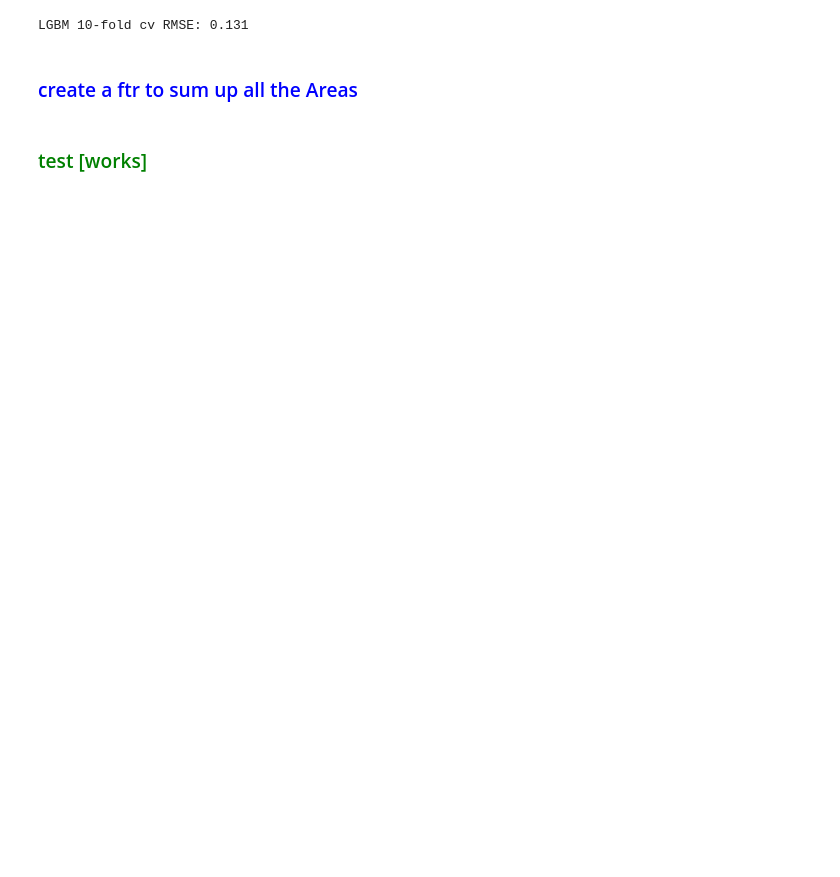
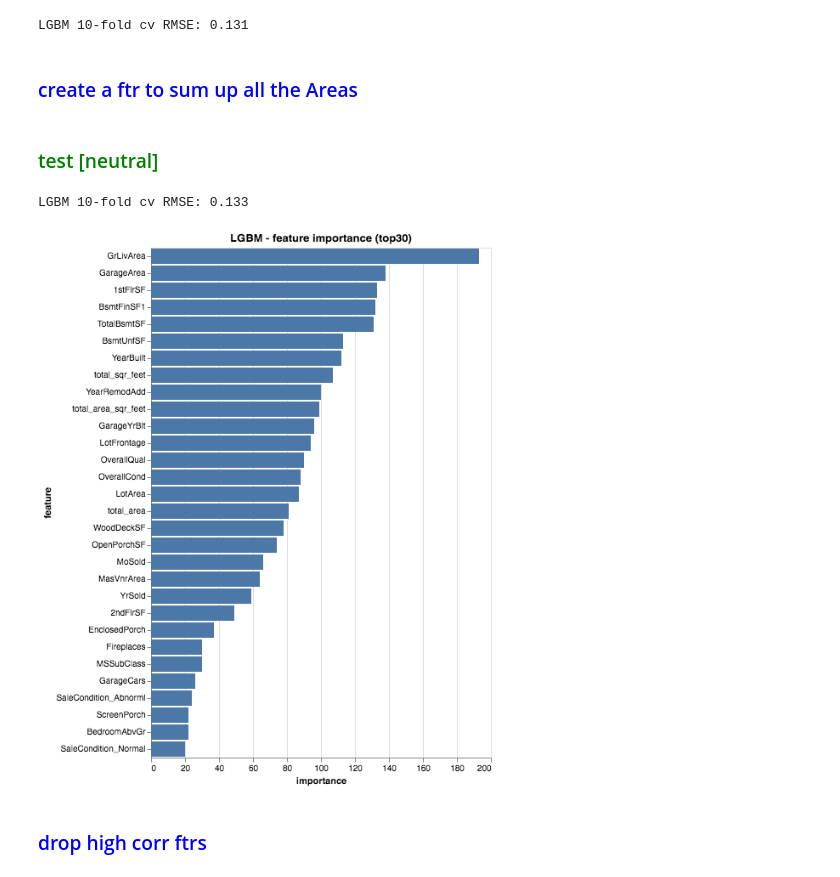
Before and after one commit to Zhang-Haipeng/house-price-prediction, a Jupyter notebook: src/feature-engineering/ftr-engi_Roc.ipynb, the cells around one changed output. Drawn from its saved outputs; the diff is of its cells as text; code cells hidden in the pictures; blank space fills up the shorter version.

```diff
--- a/src/feature-engineering/ftr-engi_Roc.ipynb
+++ b/src/feature-engineering/ftr-engi_Roc.ipynb
@@ -154,7 +155,7 @@ LGBM 10-fold cv RMSE: 0.131
 # %% [markdown]
 ### <font color='blue'>create a ftr to sum up all the Areas</font>
 # %%
-def create_total_area(X, area_cols, sqr_feet_cols):
+def create_total_area(X, area_cols, sqr_feet_cols, drop=True):
     """
     docstring to be added
     """
@@ -162,7 +163,22 @@ def create_total_area(X, area_cols, sqr_feet_cols):
     X['total_area'] = X[area_cols].sum(axis=1)
     X['total_sqr_feet'] = X[sqr_feet_cols].sum(axis=1)
     X['total_area_sqr_feet'] = X['total_area'] + X['total_sqr_feet']
+    if drop:
+        X = X.drop(columns=(area_cols + sqr_feet_cols))
 
     return X
 # %% [markdown]
-### <font color='green'>test [works]</font>
+### <font color='green'>test [neutral]</font>
+# %%
+X, y = load_X_y()
+area_cols = [x for x in X.columns if x[-4:]=='Area']
+sqr_feet_cols = [x for x in X.columns if x[-2:]=='SF']
+
+X = create_total_area(X, area_cols, sqr_feet_cols, drop=False)
+
+run_base_model(X, y)
+# %% [output]
+LGBM 10-fold cv RMSE: 0.133
+[figure, added]
+# %% [markdown]
+### <font color='blue'>drop high corr ftrs</font>
```
Also changed, not shown: parts of 12 cells of this notebook.
